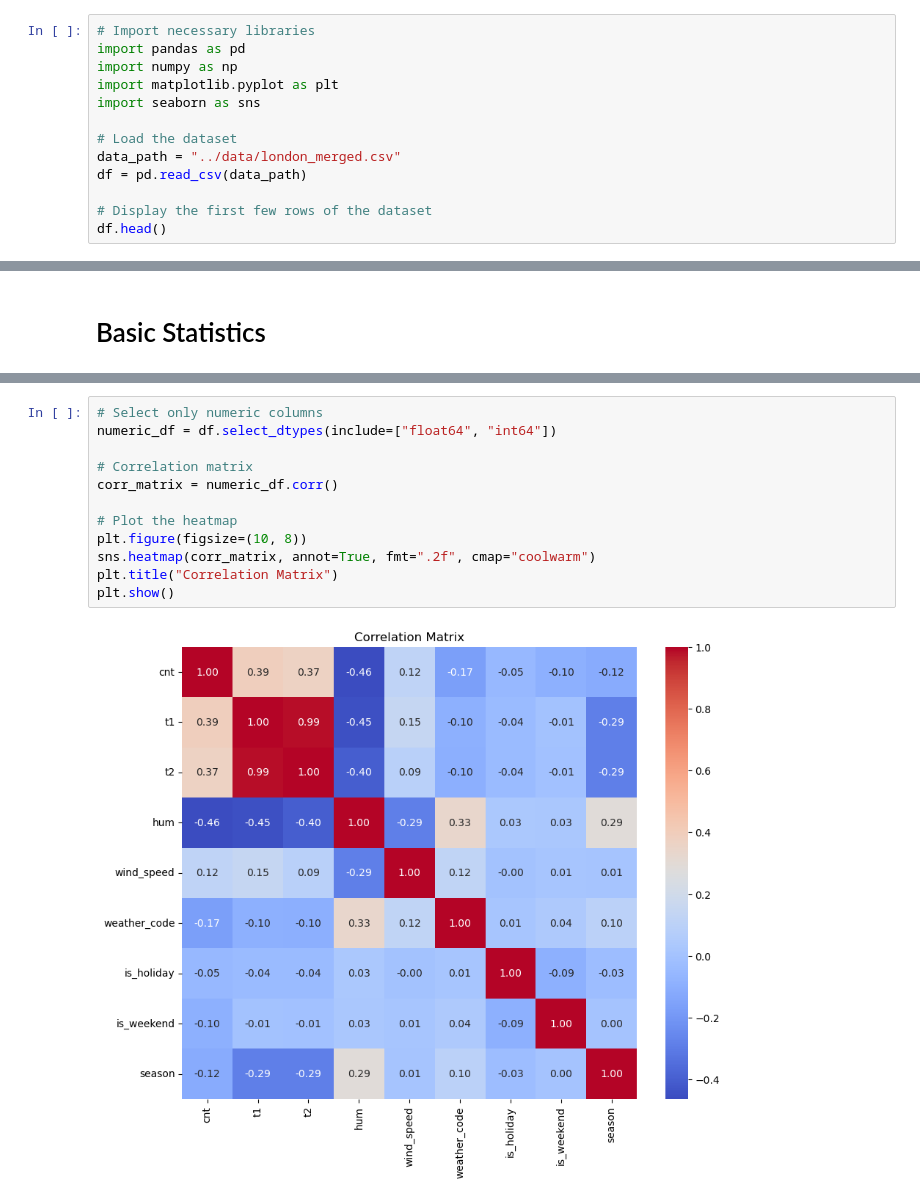
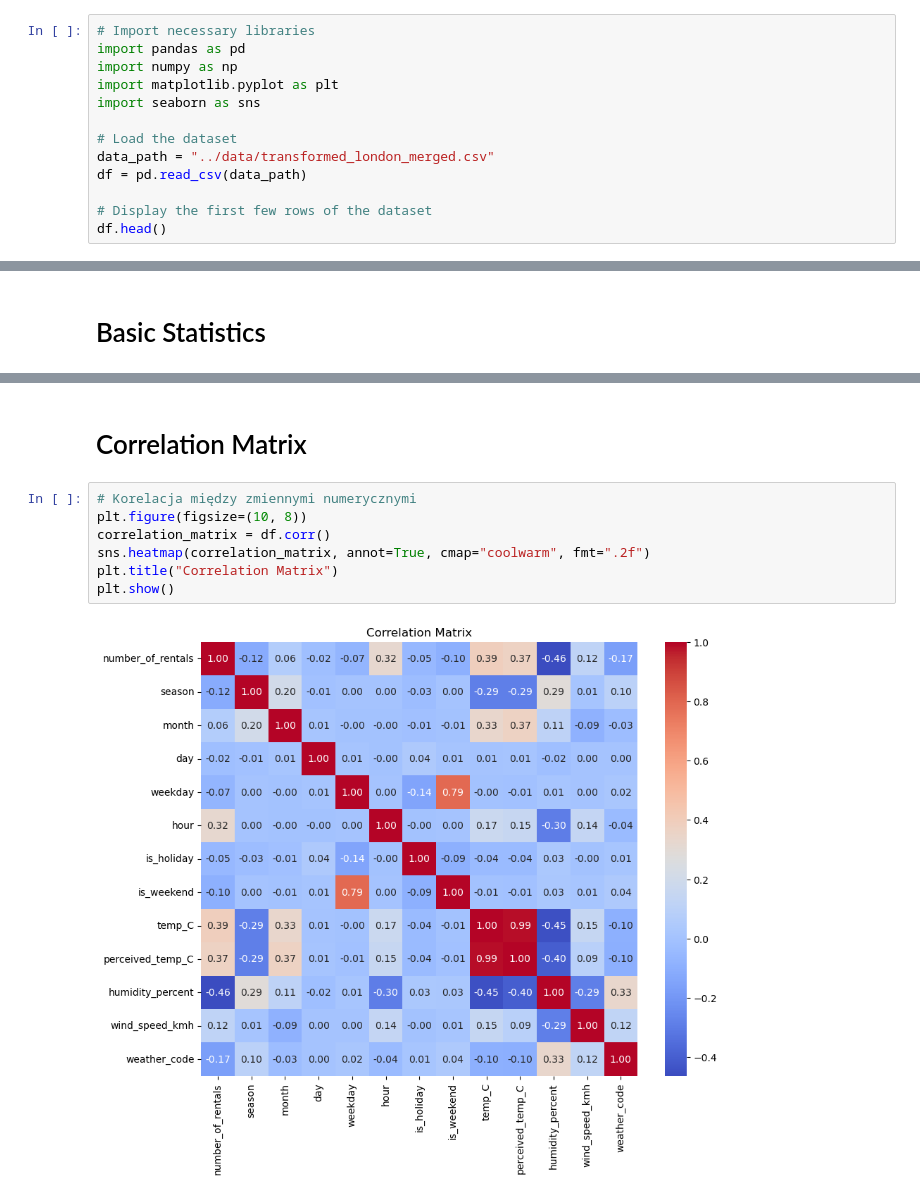
Before and after one commit to MattWojciechowski/london_bike_sharing, a Jupyter notebook: notebooks/EDA_analysis.ipynb, the cells around one changed output, grey strips where cells are left out. Cells and saved outputs as stored; diff of their text form.

```diff
--- a/notebooks/EDA_analysis.ipynb
+++ b/notebooks/EDA_analysis.ipynb
@@ -10,7 +10,7 @@ import matplotlib.pyplot as plt
 import seaborn as sns
 
 # Load the dataset
-data_path = "../data/london_merged.csv"
+data_path = "../data/transformed_london_merged.csv"
 df = pd.read_csv(data_path)
 
 # Display the first few rows of the dataset
@@ -83,14 +167,11 @@ plt.show()
+# %% [markdown]
+# Correlation Matrix
 # %%
-# Select only numeric columns
-numeric_df = df.select_dtypes(include=["float64", "int64"])
-
-# Correlation matrix
-corr_matrix = numeric_df.corr()
-
-# Plot the heatmap
+# Korelacja między zmiennymi numerycznymi
 plt.figure(figsize=(10, 8))
-sns.heatmap(corr_matrix, annot=True, fmt=".2f", cmap="coolwarm")
+correlation_matrix = df.corr()
+sns.heatmap(correlation_matrix, annot=True, cmap="coolwarm", fmt=".2f")
 plt.title("Correlation Matrix")
 plt.show()
 # %% [output]
-[figure, old version]
+[figure, new version]
```
Also changed, not shown: parts of 31 cells of this notebook, 7 other files.
